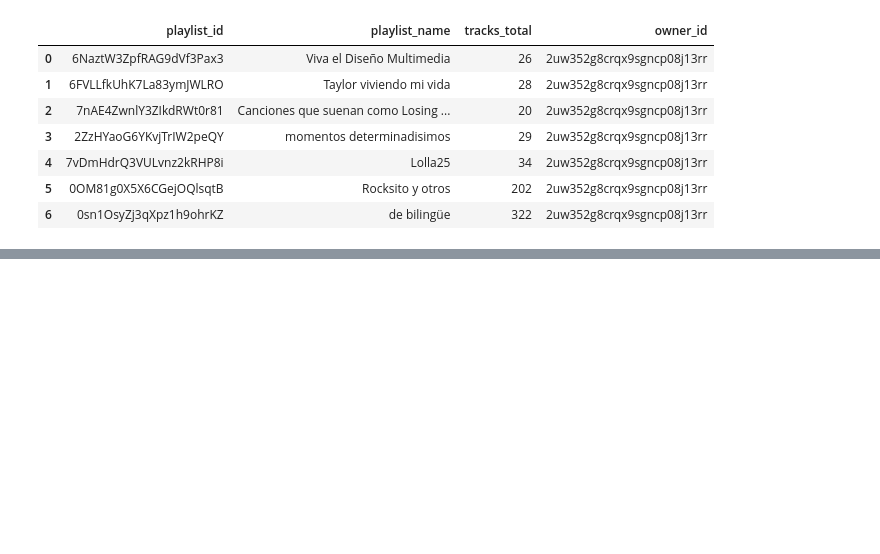
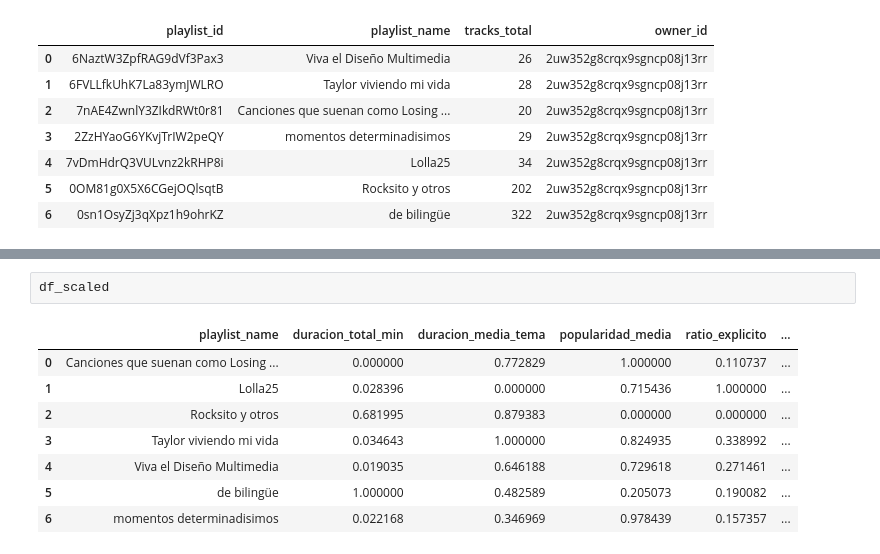
Before and after one commit to vickyguar/data-beats, a Jupyter notebook: data_beats.ipynb, the cells around one changed output, grey strips where cells are left out. Saved outputs shown, nothing was run; the diff lists cells and outputs as text; blank space fills up the shorter version.

```diff
--- a/data_beats.ipynb
+++ b/data_beats.ipynb
@@ -193,0 +219,11 @@ df_playlists
+# %%
+df_scaled
+# %% [output]
+|  | playlist_name | duracion_total_min | duracion_media_tema | popularidad_media | ratio_explicito | ... |
+| 0 | Canciones que suenan como Losing ... | 0.000000 | 0.772829 | 1.000000 | 0.110737 | ... |
+| 1 | Lolla25 | 0.028396 | 0.000000 | 0.715436 | 1.000000 | ... |
+| 2 | Rocksito y otros | 0.681995 | 0.879383 | 0.000000 | 0.000000 | ... |
+| 3 | Taylor viviendo mi vida | 0.034643 | 1.000000 | 0.824935 | 0.338992 | ... |
+| 4 | Viva el Diseño Multimedia | 0.019035 | 0.646188 | 0.729618 | 0.271461 | ... |
+| 5 | de bilingüe | 1.000000 | 0.482589 | 0.205073 | 0.190082 | ... |
+| 6 | momentos determinadisimos | 0.022168 | 0.346969 | 0.978439 | 0.157357 | ... |
```
Also changed, not shown: parts of 6 cells of this notebook, 1 other file.
